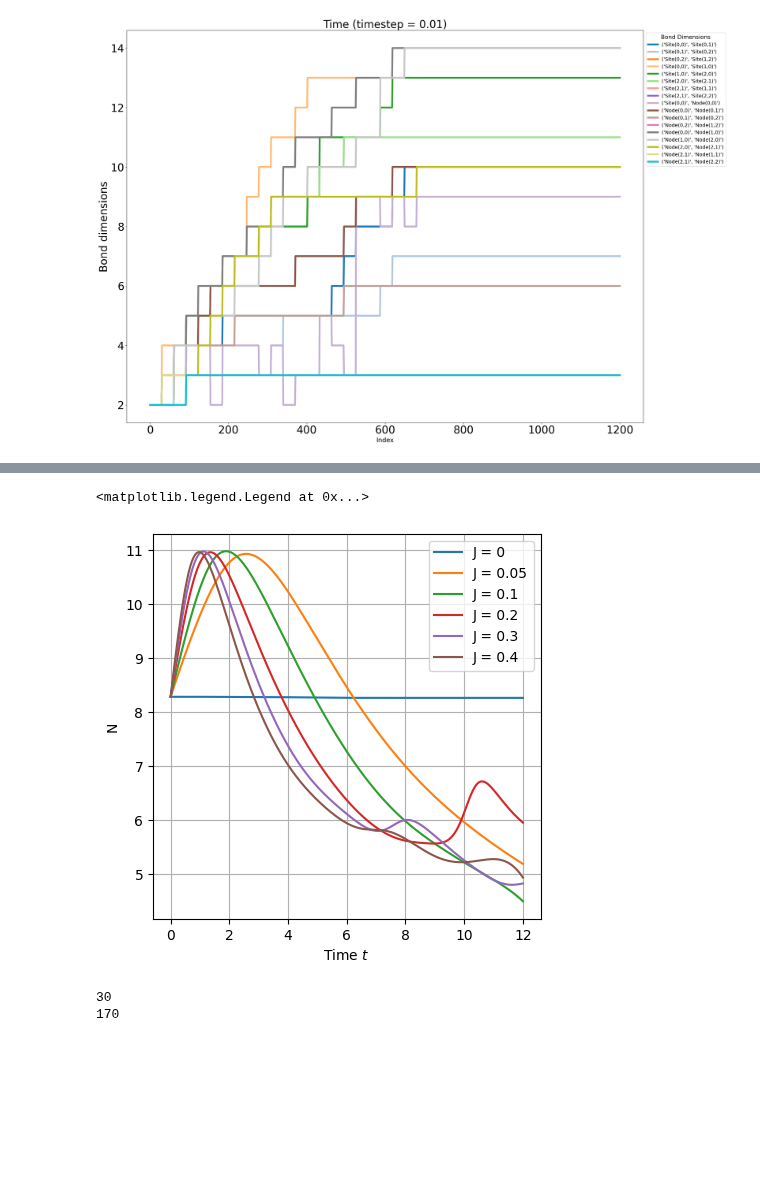
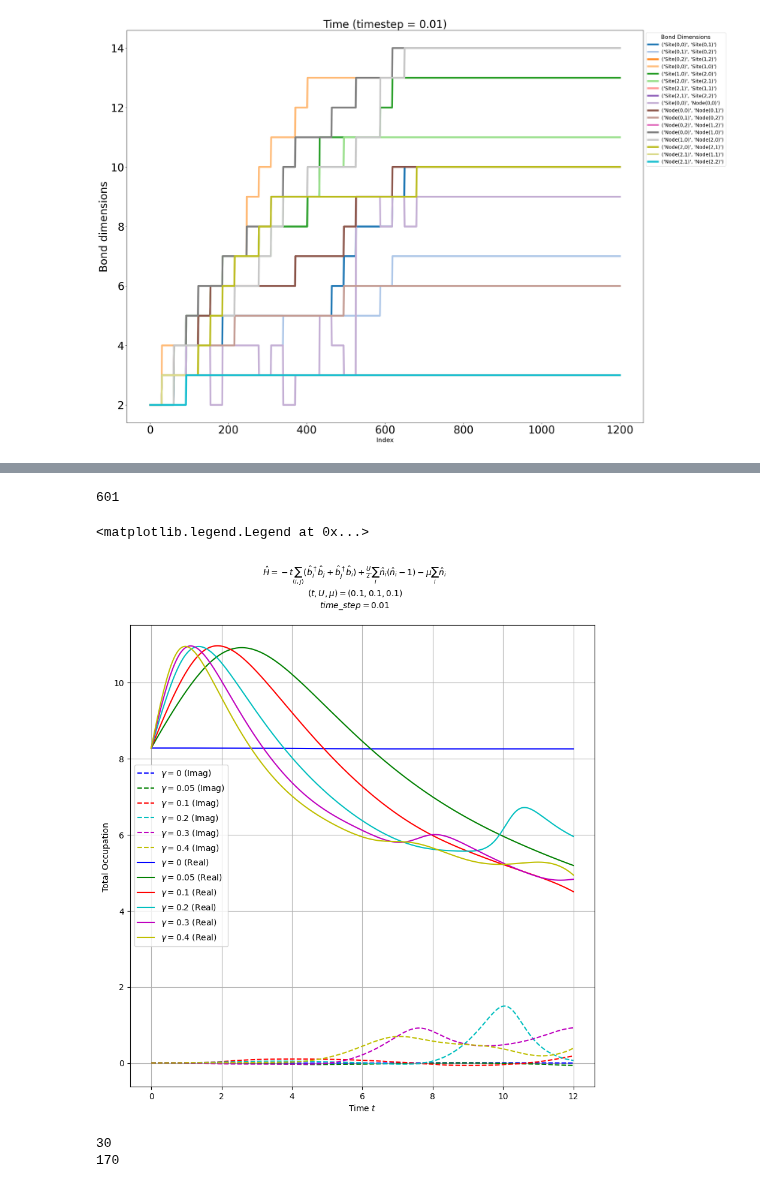
Before and after one commit to Pouri96/pytreenet, a Jupyter notebook: BoseHubbard_ham.ipynb, the cells around one changed output, grey strips where cells are left out. Drawn from its saved outputs; the diff is of its cells as text; code cells hidden in the pictures; blank space fills up the shorter version.

```diff
--- a/part 3.ipynb
+++ b/BoseHubbard_ham.ipynb
@@ -570,9 +570,9 @@ tdvp_ex2 = ptn.SecondOrderOneSiteTDVP(initial_state = ttn,
 
                                      initial_tol= 1e-20,
                                      tol_step= 15,
-                                     rel_tot_bond_ttn = 40,
-                                     max_bond_ttn= 200,
-                                     normalize= True,
+                                     rel_tot_bond = 40,
+                                     max_bond= 200,
+                                     norm_tol = 0.5,
                                      KrylovBasisMode = ptn.KrylovBasisMode.apply_1st_order_expansion,
                                      config = ptn.TTNTimeEvolutionConfig(record_bond_dim=True,
                                                                          Lindblad = True,
@@ -2284,31 +2527,51 @@ results_N30 = np.array([ 8.28351591+3.33066907e-16j,  8.36421021+1.47262968e-08j
 times = tdvp_ex2.times()
 results_N = tdvp_ex2.operator_results()[1]
 results_N
-# %%
-import matplotlib.pyplot as plt
-
-fig1, axs1 = plt.subplots(1, 1, sharex=True, figsize=(5,5))
-
-axs1.plot( times, results_N00 , label="J = 0")
-axs1.plot( times, results_N05 , label="J = 0.05")
-axs1.plot( times, results_N10 , label="J = 0.1")
-axs1.plot( times, results_N20 , label="J = 0.2") # max = 24 , total = 160 , 43 min
-axs1.plot( times, results_N30 , label="J = 0.3")
-axs1.plot( times, results_N , label="J = 0.4")
-
-
-#axs1.plot( results_N_ttn , label="N_ttn")
-#axs1.plot( results_N_t3n , label="N_t3n")
-
-
-
-axs1.set_xlabel("Time $t$")
-axs1.set_ylabel("N")
-axs1.grid(True)
-axs1.legend()
-# %% [output]
-<matplotlib.legend.Legend at 0x...>
-[figure, removed]
+# %%
+times = np.arange(0, 12.02, 0.02)
+len(times)
+# %% [output]
+601
+# %%
+import matplotlib.pyplot as plt
+
+fig1, axs1 = plt.subplots(1, 1, sharex=True, figsize=(10, 10))
+
+colors = ['b', 'g', 'r', 'c', 'm', 'y']
+
+# Plot imaginary parts
+axs1.plot(times, np.imag(results_N00), label="$\\gamma = 0$ (Imag)", color=colors[0], linestyle='--')
+axs1.plot(times, np.imag(results_N05), label=r"$\gamma = 0.05$ (Imag)", color=colors[1], linestyle='--')
+axs1.plot(times, np.imag(results_N10), label=r"$\gamma = 0.1$ (Imag)", color=colors[2], linestyle='--')
+axs1.plot(times, np.imag(results_N20), label=r"$\gamma = 0.2$ (Imag)", color=colors[3], linestyle='--')
+axs1.plot(times, np.imag(results_N30), label=r"$\gamma = 0.3$ (Imag)", color=colors[4], linestyle='--')
+axs1.plot(times, np.imag(results_N), label=r"$\gamma = 0.4$ (Imag)", color=colors[5], linestyle='--')
+
+# Plot real parts
+axs1.plot(times, np.real(results_N00), label="$\\gamma = 0$ (Real)", color=colors[0])
+axs1.plot(times, np.real(results_N05), label=r"$\gamma = 0.05$ (Real)", color=colors[1])
+axs1.plot(times, np.real(results_N10), label=r"$\gamma = 0.1$ (Real)", color=colors[2])
+axs1.plot(times, np.real(results_N20), label=r"$\gamma = 0.2$ (Real)", color=colors[3])
+axs1.plot(times, np.real(results_N30), label=r"$\gamma = 0.3$ (Real)", color=colors[4])
+axs1.plot(times, np.real(results_N), label=r"$\gamma = 0.4$ (Real)", color=colors[5])
+
+plt.suptitle(
+    r'$\hat{H} = -t \sum_{\langle i,j \rangle} (\hat{b}_i^\dagger \hat{b}_j + \hat{b}_j^\dagger \hat{b}_i) + \frac{U}{2} \sum_i \hat{n}_i (\hat{n}_i - 1) - \mu \sum_i \hat{n}_i$' + '\n' +
+    r'$(t,U,\mu) = (0.1, 0.1, 0.1) $' + '\n' +
+    r'$time\_step = 0.01$' + '\n',
+    fontsize=10, y=0.98
+)
+
+# axs1.plot(results_N_ttn, label="N_ttn")
+# axs1.plot(results_N_t3n, label="N_t3n")
+
+axs1.set_xlabel("Time $t$")
+axs1.set_ylabel("Total Occupation ")
+axs1.grid(True)
+axs1.legend()
+# %% [output]
+<matplotlib.legend.Legend at 0x...>
+[figure, added]
 # %%
 # 3 >> 4
 # %%
```
Also changed, not shown: parts of 5 cells of this notebook, 6 other files.
